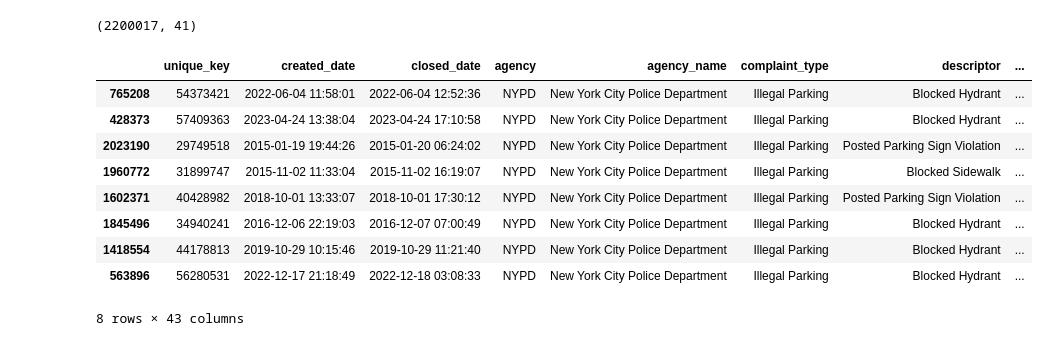
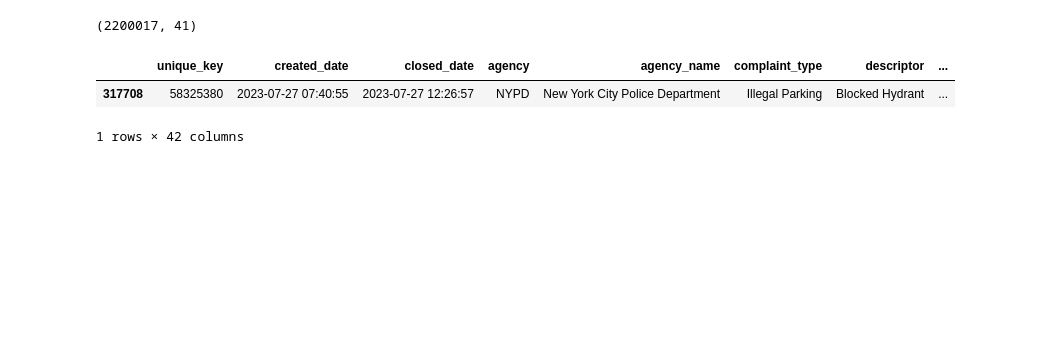
Before and after one commit to ssigman1/group4-nypd, a Jupyter notebook: Notebooks/group4_SavannahSigman.ipynb, the cells around one changed output. Drawn from its saved outputs; the diff is of its cells as text; code cells hidden in the pictures; blank space fills up the shorter version.

```diff
--- a/Notebooks/group4_SavannahSigman.ipynb
+++ b/Notebooks/group4_SavannahSigman.ipynb
@@ -131,17 +131,12 @@ dm['created_date'] = pd.to_datetime(dm['created_date'])
 dm['closed_date'] = pd.to_datetime(dm['closed_date'])
 dm['duration'] = dm['closed_date'] - dm['created_date']
 
-dm['filtered_dm'] = dm[dm['duration'] <= pd.Timedelta(minutes=5)]['unique_key']
+dm_filtered = dm[dm['duration'] <= pd.Timedelta(minutes=5)]
+# %%
+dm['duration'] = pd.to_timedelta(dm['duration'])
 # %%
-dm.sample(8)
+dm.sample()
 # %% [output]
 |  | unique_key | created_date | closed_date | agency | agency_name | complaint_type | descriptor | ... |
-| 765208 | 54373421 | 2022-06-04 11:58:01 | 2022-06-04 12:52:36 | NYPD | New York City Police Department | Illegal Parking | Blocked Hydrant | ... |
-| 428373 | 57409363 | 2023-04-24 13:38:04 | 2023-04-24 17:10:58 | NYPD | New York City Police Department | Illegal Parking | Blocked Hydrant | ... |
-| 2023190 | 29749518 | 2015-01-19 19:44:26 | 2015-01-20 06:24:02 | NYPD | New York City Police Department | Illegal Parking | Posted Parking Sign Violation | ... |
-| 1960772 | 31899747 | 2015-11-02 11:33:04 | 2015-11-02 16:19:07 | NYPD | New York City Police Department | Illegal Parking | Blocked Sidewalk | ... |
-| 1602371 | 40428982 | 2018-10-01 13:33:07 | 2018-10-01 17:30:12 | NYPD | New York City Police Department | Illegal Parking | Posted Parking Sign Violation | ... |
-| 1845496 | 34940241 | 2016-12-06 22:19:03 | 2016-12-07 07:00:49 | NYPD | New York City Police Department | Illegal Parking | Blocked Hydrant | ... |
-| 1418554 | 44178813 | 2019-10-29 10:15:46 | 2019-10-29 11:21:40 | NYPD | New York City Police Department | Illegal Parking | Blocked Hydrant | ... |
-| 563896 | 56280531 | 2022-12-17 21:18:49 | 2022-12-18 03:08:33 | NYPD | New York City Police Department | Illegal Parking | Blocked Hydrant | ... |
+| 317708 | 58325380 | 2023-07-27 07:40:55 | 2023-07-27 12:26:57 | NYPD | New York City Police Department | Illegal Parking | Blocked Hydrant | ... |
-8 rows × 43 columns
+1 rows × 42 columns
```
Also changed, not shown: parts of 9 cells of this notebook.
